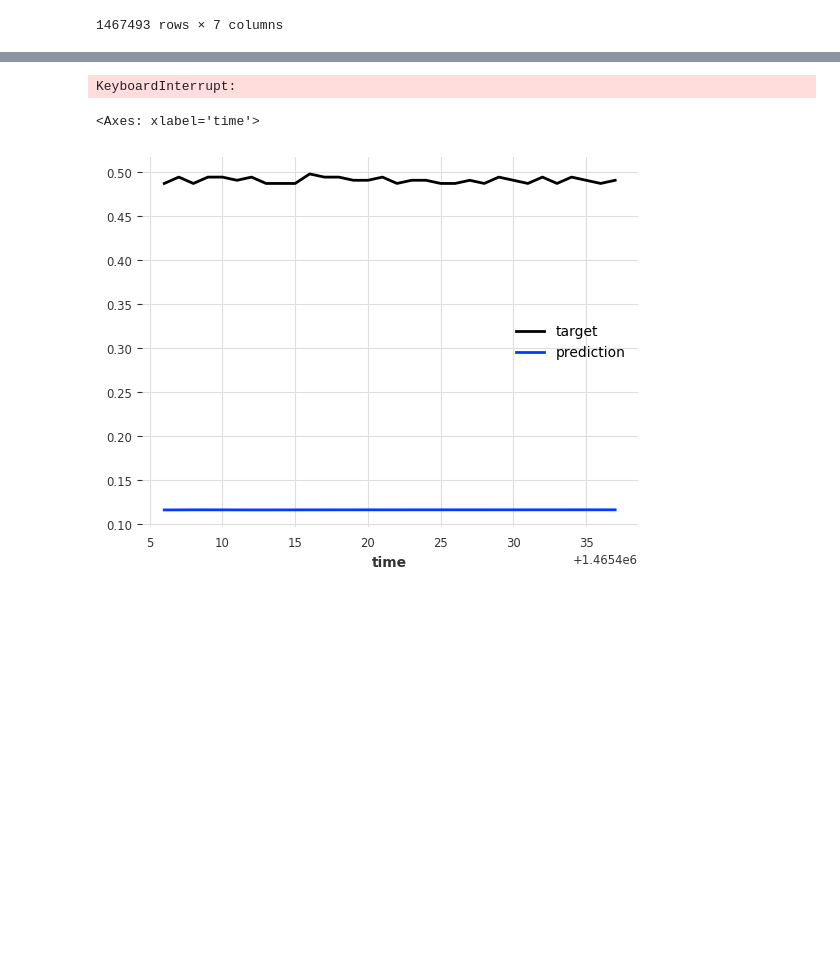
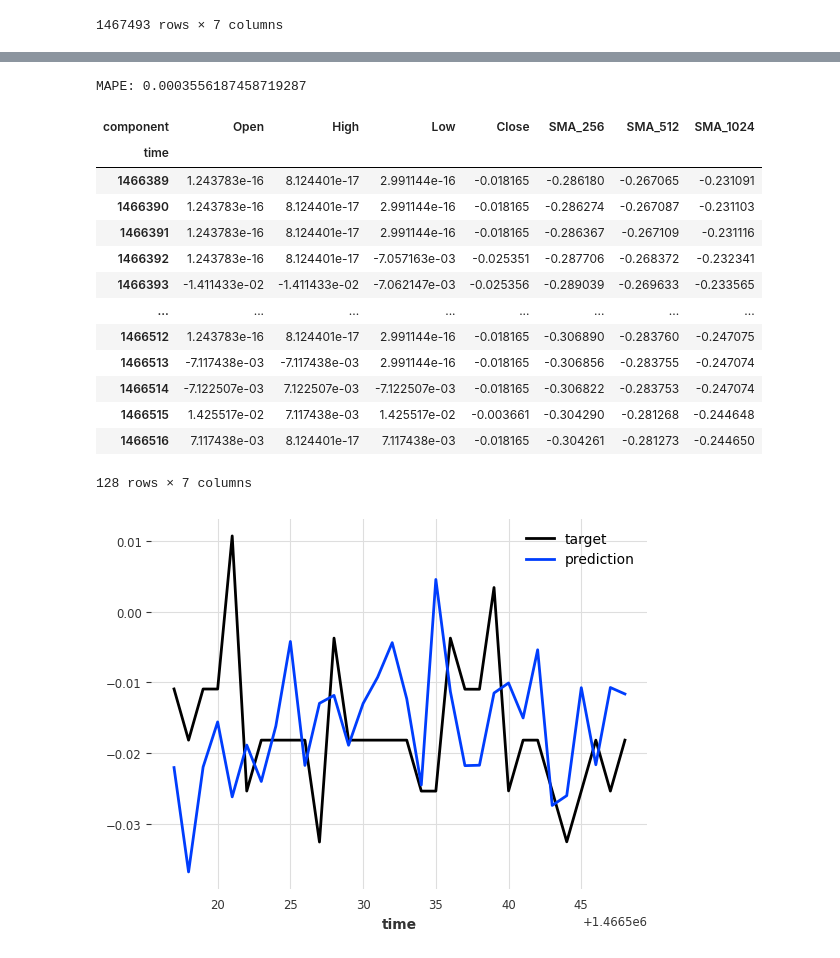
Before and after one commit to Klok-e/python-price-predict-experiment, a Jupyter notebook: price prediction_v3.ipynb, the cells around one changed output, grey strips where cells are left out. Saved outputs shown, nothing was run; the diff lists cells and outputs as text; code cells hidden in the pictures; blank space fills up the shorter version.

```diff
--- a/price prediction_v3.ipynb
+++ b/price prediction_v3.ipynb
@@ -144,8 +154,13 @@ def preprocess(df, scaler=None):
     df_all = df_all.dropna()
 
     # Apply MinMax scaling to all columns
-    scaler = MultiScaler(MinMaxScaler(), StandardScaler()) if scaler is None else scaler
-    df_scaled = pd.DataFrame(scaler.min_max.fit_transform(scaler.std.fit_transform(df_all)),
+    if scaler is None:
+        scaler = MultiScaler(MinMaxScaler(feature_range=(-1, 1)), StandardScaler())
+        df_multi_scaled = scaler.min_max.fit_transform(scaler.std.fit_transform(df_all))
+    else:
+        df_multi_scaled = scaler.min_max.transform(scaler.std.transform(df_all))
+
+    df_scaled = pd.DataFrame(df_multi_scaled,
                              columns=df_all.columns,
                              index=df_all.index)
 
@@ -281,8 +340,8 @@ PREDICTION_LENGTH = 32
 #     random_state=42,
 # )
 
-# my_model = TFTModel.load("model-weights-1693758552.932289.pt")
-my_model = RNNModel.load("model-weights-1693938214.4048839.pt")
+my_model = TFTModel.load("model-weights-1694092035.1712623.pt")
+# my_model = RNNModel.load("model-weights-1694033110.215867.pt")
 
 # my_model.fit(target_train, val_series=target_val, verbose=True)
 # %%
@@ -297,6 +356,9 @@ my_model = RNNModel.load("model-weights-1693938214.4048839.pt")
 #   pass
 # my_model.save(f"./drive/MyDrive/colab/model-weights/model-weights-{time.time()}.pt")
 # %%
+from darts.metrics import mse
+
+
 def backtest(testing_model, series):
     # Compute the backtest predictions with the two models
     pred_err = testing_model.backtest(
@@ -305,24 +367,39 @@ def backtest(testing_model, series):
         stride=10,
         retrain=False,
         verbose=False,
+        metric=mse
     )
-    print("MAPE:", pred_err)
+    print("MSE:", pred_err)
 
 
 backtest(my_model, target_val)
 # %% [output]
-KeyboardInterrupt:
+MAPE: 0.0003556187458719287
 # %%
-OFFSET_BACK = 3110
+OFFSET_BACK = 1999
 predict_X = target_series[-SEQUENCE_LENGTH - OFFSET_BACK:-OFFSET_BACK]
 assert len(predict_X) == SEQUENCE_LENGTH
 pred: TimeSeries = my_model.predict(PREDICTION_LENGTH, predict_X)
 
 target_val["Close"].slice_intersect(pred["Close"]).plot(label="target")
 pred["Close"].plot(label="prediction")
+predict_X.pd_dataframe()
 # %% [output]
+| component | Open | High | Low | Close | SMA_256 | SMA_512 | SMA_1024 |
+| time |  |  |  |  |  |  |  |
+| 1466389 | 1.243783e-16 | 8.124401e-17 | 2.991144e-16 | -0.018165 | -0.286180 | -0.267065 | -0.231091 |
+| 1466390 | 1.243783e-16 | 8.124401e-17 | 2.991144e-16 | -0.018165 | -0.286274 | -0.267087 | -0.231103 |
+| 1466391 | 1.243783e-16 | 8.124401e-17 | 2.991144e-16 | -0.018165 | -0.286367 | -0.267109 | -0.231116 |
+| 1466392 | 1.243783e-16 | 8.124401e-17 | -7.057163e-03 | -0.025351 | -0.287706 | -0.268372 | -0.232341 |
+| 1466393 | -1.411433e-02 | -1.411433e-02 | -7.062147e-03 | -0.025356 | -0.289039 | -0.269633 | -0.233565 |
+| ... | ... | ... | ... | ... | ... | ... | ... |
+| 1466512 | 1.243783e-16 | 8.124401e-17 | 2.991144e-16 | -0.018165 | -0.306890 | -0.283760 | -0.247075 |
+| 1466513 | -7.117438e-03 | -7.117438e-03 | 2.991144e-16 | -0.018165 | -0.306856 | -0.283755 | -0.247074 |
+| 1466514 | -7.122507e-03 | 7.122507e-03 | -7.122507e-03 | -0.018165 | -0.306822 | -0.283753 | -0.247074 |
+| 1466515 | 1.425517e-02 | 7.117438e-03 | 1.425517e-02 | -0.003661 | -0.304290 | -0.281268 | -0.244648 |
+| 1466516 | 7.117438e-03 | 8.124401e-17 | 7.117438e-03 | -0.018165 | -0.304261 | -0.281273 | -0.244650 |
-<Axes: xlabel='time'>
+128 rows × 7 columns
-[figure, old version]
+[figure, new version]
 # %%
 original_start_pred = dataset.loc[predict_X[-1].time_index.start]
 inverted_pred = invert_preprocess(original_start_pred, scaler, pred.pd_dataframe())
```
Also changed, not shown: parts of 10 cells of this notebook, 1 other file.
